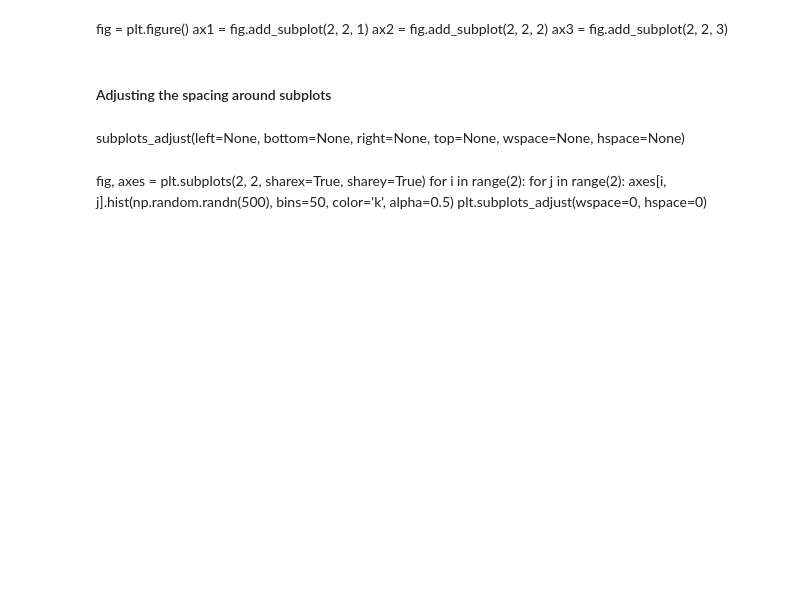
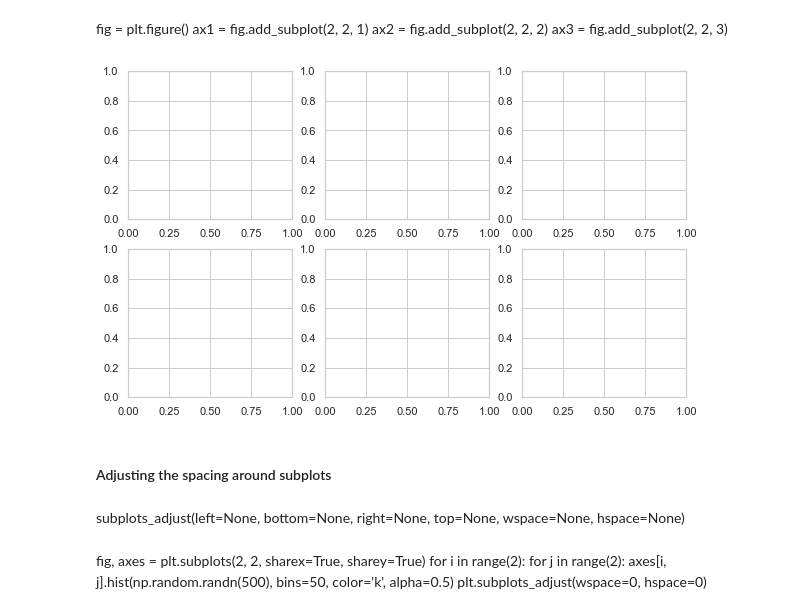
Before and after one commit to zhoujing204/pydata-book, a Jupyter notebook: ch09.ipynb, the cells around one changed output. Saved outputs shown, nothing was run; the diff lists cells and outputs as text; code cells hidden in the pictures; blank space fills up the shorter version.

```diff
--- a/ch09.ipynb
+++ b/ch09.ipynb
@@ -57,7 +55,8 @@ ax2.scatter(np.arange(30), np.arange(30) + 3 * np.random.randn(30))
 plt.close('all')
 # %%
 fig, axes = plt.subplots(2, 3)
-axes
+# %% [output]
+[figure, added]
 # %% [markdown]
 #### Adjusting the spacing around subplots
 # %% [markdown]
```
Also changed, not shown: parts of 44 cells of this notebook, 3 other files.
